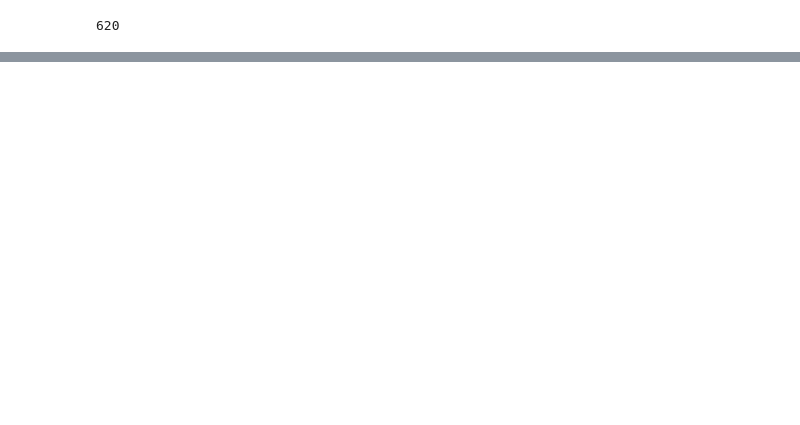
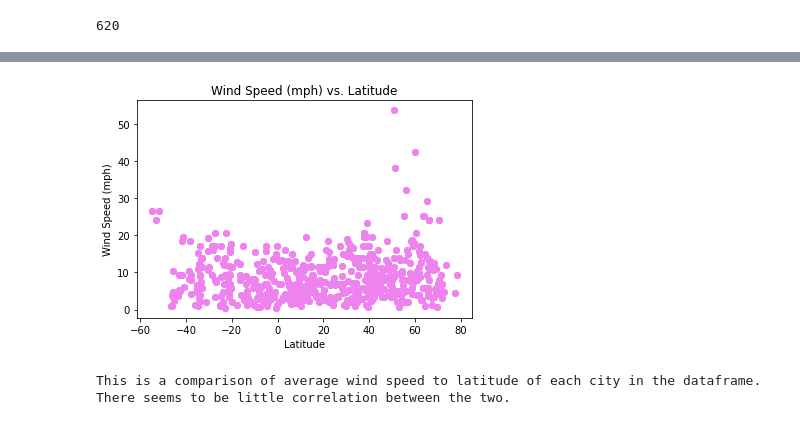
Before and after one commit to KStrange89/Weather-Analysis, a Jupyter notebook: Weatherpy/Weather.ipynb, the cells around one changed output, grey strips where cells are left out. Saved outputs shown, nothing was run; the diff lists cells and outputs as text; code cells hidden in the pictures; blank space fills up the shorter version.

```diff
--- a/Weatherpy/Weather.ipynb
+++ b/Weatherpy/Weather.ipynb
@@ -39,0 +189,18 @@ len(cities)
+# %%
+# wind speed
+
+y_values = weather_df['Wind Speed']
+
+plt.scatter(x_values, y_values, color = 'violet')
+plt.xlabel('Latitude')
+plt.ylabel('Wind Speed (mph)')
+plt.title('Wind Speed (mph) vs. Latitude')
+plt.tight_layout
+plt.show()
+
+print('This is a comparison of average wind speed to latitude of each city in the dataframe.')
+print('There seems to be little correlation between the two.')
+# %% [output]
+[figure, added]
+This is a comparison of average wind speed to latitude of each city in the dataframe.
+There seems to be little correlation between the two.
```
Also changed, not shown: parts of 19 cells of this notebook.
